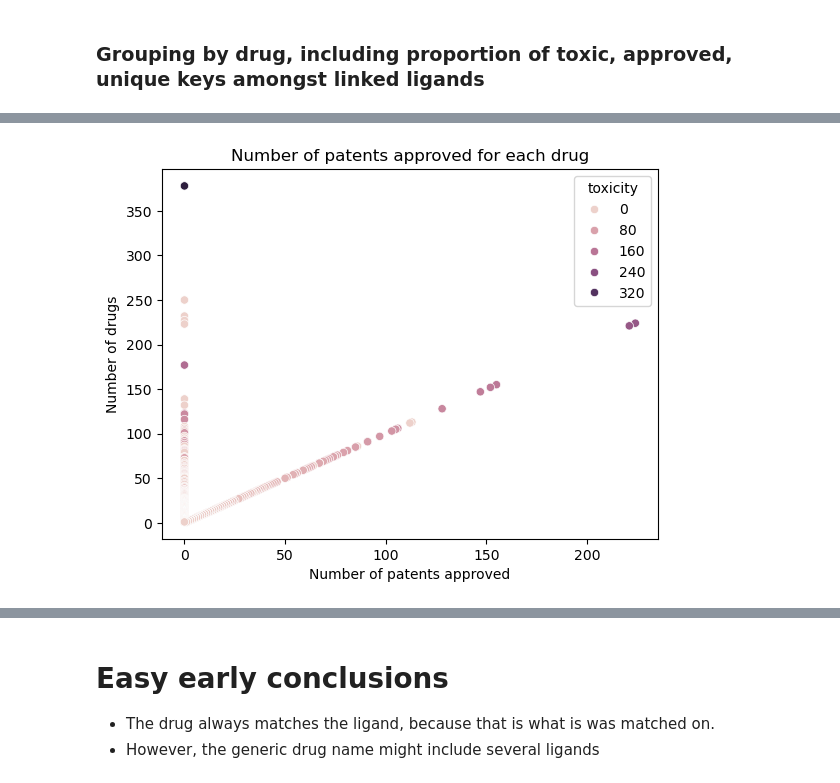
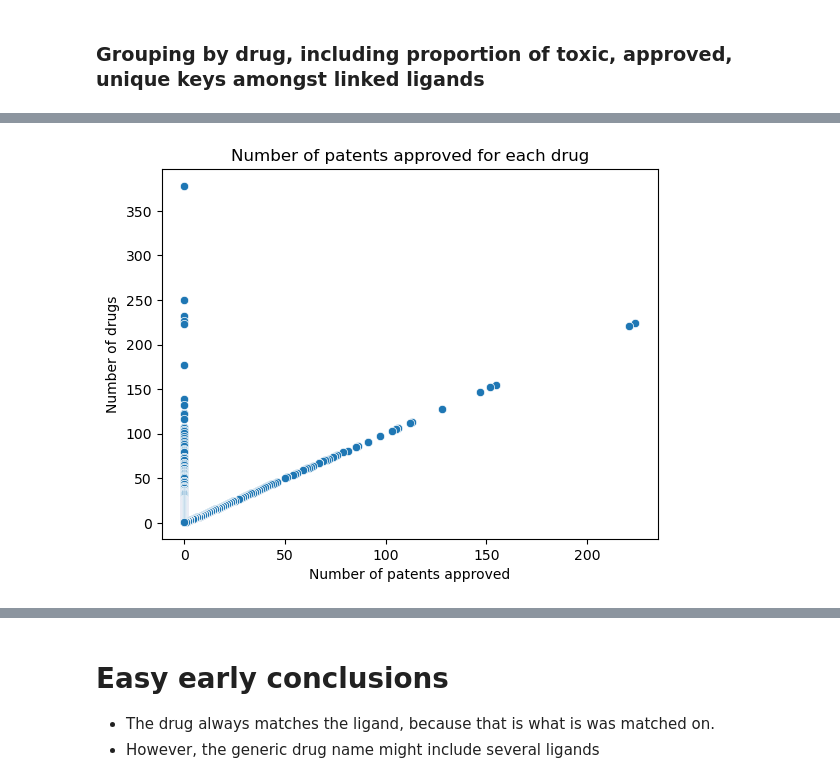
Before and after one commit to epfl-ada/ada-2024-project-hyperbabbage, a Jupyter notebook: trials_mathis.ipynb, the cells around one changed output, grey strips where cells are left out. Drawn from its saved outputs; the diff is of its cells as text; code cells hidden in the pictures.

Commit message:
2024-12-06 Toxicity analysis

```diff
--- a/trials_mathis.ipynb
+++ b/trials_mathis.ipynb
@@ -159,12 +162,18 @@ array(['LSLYOANBFKQKPT-UHFFFAOYSA-N', 'LSLYOANBFKQKPT-DIFFPNOSSA-N',
 grouped_df = df_matched.groupby("name_x").agg({
     "name_x": "count",
     "patent_approved": lambda x: x.notna().sum(),
-    "toxicity": lambda x: x.notna().sum(),
+    # "toxicity": lambda x: x.notna().sum(),
+    "toxicity": lambda x: x.unique(),
     # list of unique values
     "InChI_Key_BindingDB" : lambda x: x.unique(),
+    "Ligand InChI" : lambda x: x.unique()
 }).rename(columns={"name_x": "count"}).sort_values(by="count", ascending=False)
 
-grouped_df["num_lig_per_drug"] = grouped_df["InChI_Key_BindingDB"].apply(lambda x: len(x))
+grouped_df["num_prot_per_drug"] = grouped_df["InChI_Key_BindingDB"].apply(lambda x: len(x))
+grouped_df["num_lig_per_drug"] = grouped_df["Ligand InChI"].apply(lambda x: len(x))
+
+grouped_df["unique_toxicity"] = grouped_df["toxicity"].apply(lambda x: x[0] )
+grouped_df["num_diff_toxicity"] = grouped_df["toxicity"].apply(lambda x: len(x) )
 
 grouped_df.head()
 # %% [output]
@@ -199,11 +220,11 @@ grouped_df.loc[grouped_df["num_lig_per_drug"]>1]
 # %%
 # plot the number of patents approved for each drug
 
 # sns.histplot(grouped_df.loc[grouped_df["patent_approved"]!=0,"patent_approved"], bins=100, kde=True)
-sns.scatterplot(grouped_df,x="patent_approved",y="count", hue = "toxicity")
+sns.scatterplot(grouped_df,x="patent_approved",y="count")
 plt.xlabel("Number of patents approved")
 plt.ylabel("Number of drugs")
 plt.title("Number of patents approved for each drug")
 plt.show()
 # %% [output]
-[figure, old version]
+[figure, new version]
```
Also changed, not shown: parts of 35 cells of this notebook.
